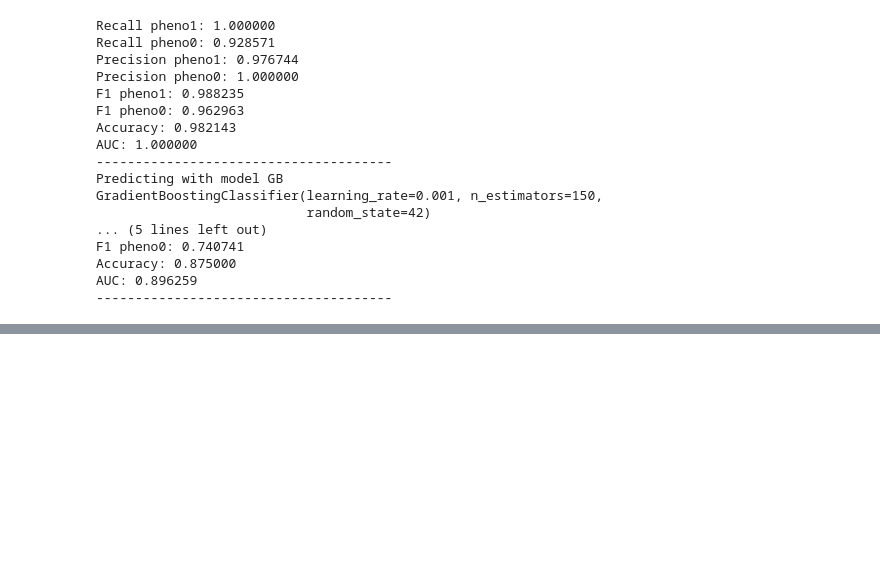
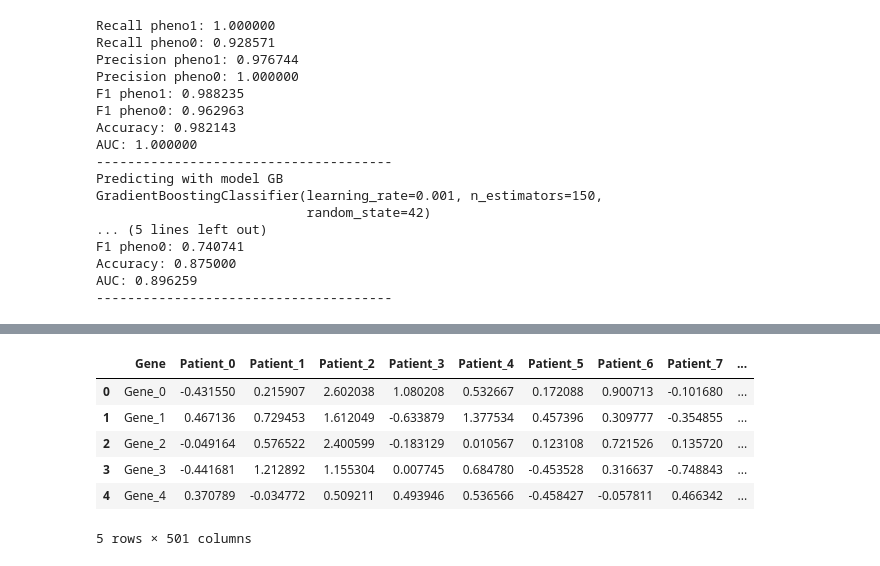
Before and after one commit to YvesMG1/Deep-Learning-Project, a Jupyter notebook: ML_models.ipynb, the cells around one changed output, grey strips where cells are left out. Drawn from its saved outputs; the diff is of its cells as text; code cells hidden in the pictures; blank space fills up the shorter version.

```diff
--- a/ML_models.ipynb
+++ b/ML_models.ipynb
@@ -221,0 +330,14 @@ AUC: 0.896259
+# %%
+# Transpose to have patients as columns and genes as rows
+df_genes = pd.DataFrame(gene_expression_noisy.T, columns=[f'Patient_{i}' for i in range(num_patients)])
+df_genes.insert(0, 'Gene', [f'Gene_{i}' for i in range(num_genes)])
+#df_genes.to_csv('gene_expression.csv', index=False)
+df_genes.head()
+# %% [output]
+|  | Gene | Patient_0 | Patient_1 | Patient_2 | Patient_3 | Patient_4 | Patient_5 | Patient_6 | Patient_7 | ... |
+| 0 | Gene_0 | -0.431550 | 0.215907 | 2.602038 | 1.080208 | 0.532667 | 0.172088 | 0.900713 | -0.101680 | ... |
+| 1 | Gene_1 | 0.467136 | 0.729453 | 1.612049 | -0.633879 | 1.377534 | 0.457396 | 0.309777 | -0.354855 | ... |
+| 2 | Gene_2 | -0.049164 | 0.576522 | 2.400599 | -0.183129 | 0.010567 | 0.123108 | 0.721526 | 0.135720 | ... |
+| 3 | Gene_3 | -0.441681 | 1.212892 | 1.155304 | 0.007745 | 0.684780 | -0.453528 | 0.316637 | -0.748843 | ... |
+| 4 | Gene_4 | 0.370789 | -0.034772 | 0.509211 | 0.493946 | 0.536566 | -0.458427 | -0.057811 | 0.466342 | ... |
+5 rows × 501 columns
```
Also changed, not shown: parts of 10 cells of this notebook, 11 other files.
